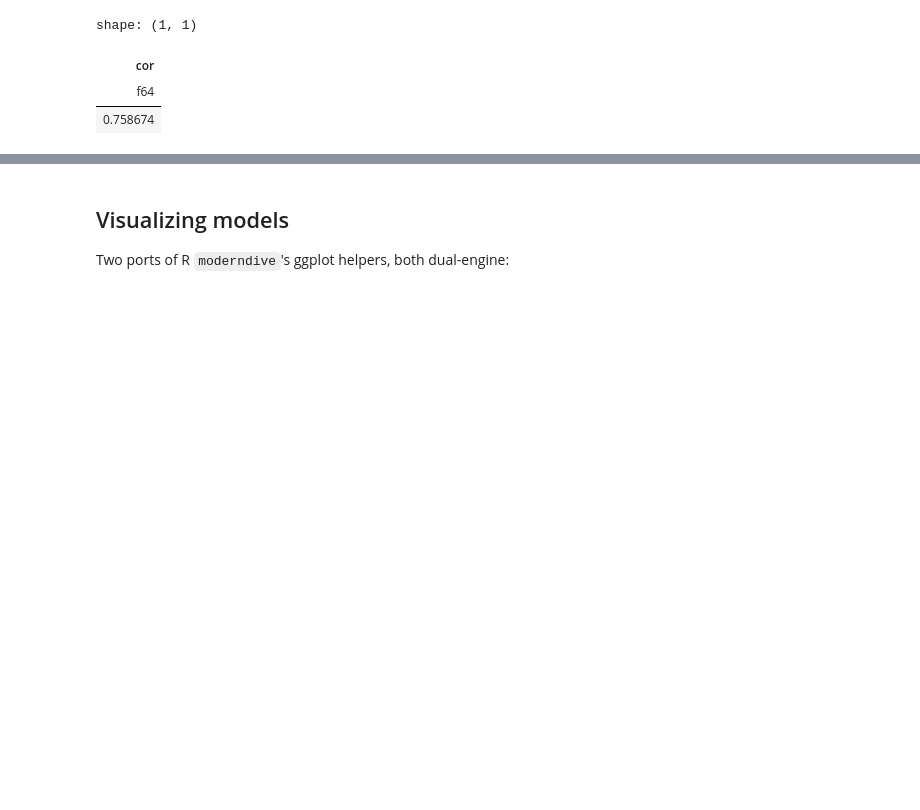
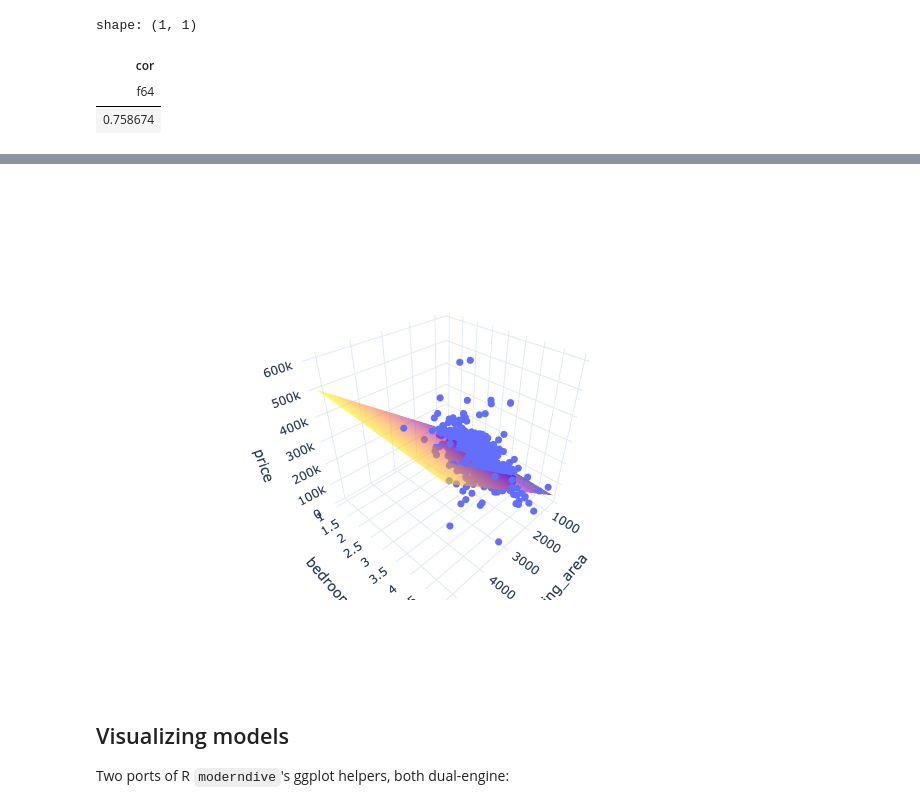
Before and after one commit to moderndive/moderndive-python, a Jupyter notebook: doc/_build/jupyter_execute/guides/regression.ipynb, the cells around one changed output, grey strips where cells are left out. Drawn from its saved outputs; the diff is of its cells as text; code cells hidden in the pictures; blank space fills up the shorter version.

```diff
--- a/doc/_build/jupyter_execute/guides/regression.ipynb
+++ b/doc/_build/jupyter_execute/guides/regression.ipynb
@@ -70,3 +116,9 @@ shape: (1, 1)
+# %%
+from moderndive import plot_3d_regression
+
+plot_3d_regression(houses, "price ~ living_area + bedrooms")
+# %% [output]
+[figure, added]
 # %% [markdown]
 ## Visualizing models
 
```
Also changed, not shown: parts of 7 cells of this notebook, 47 other files.
